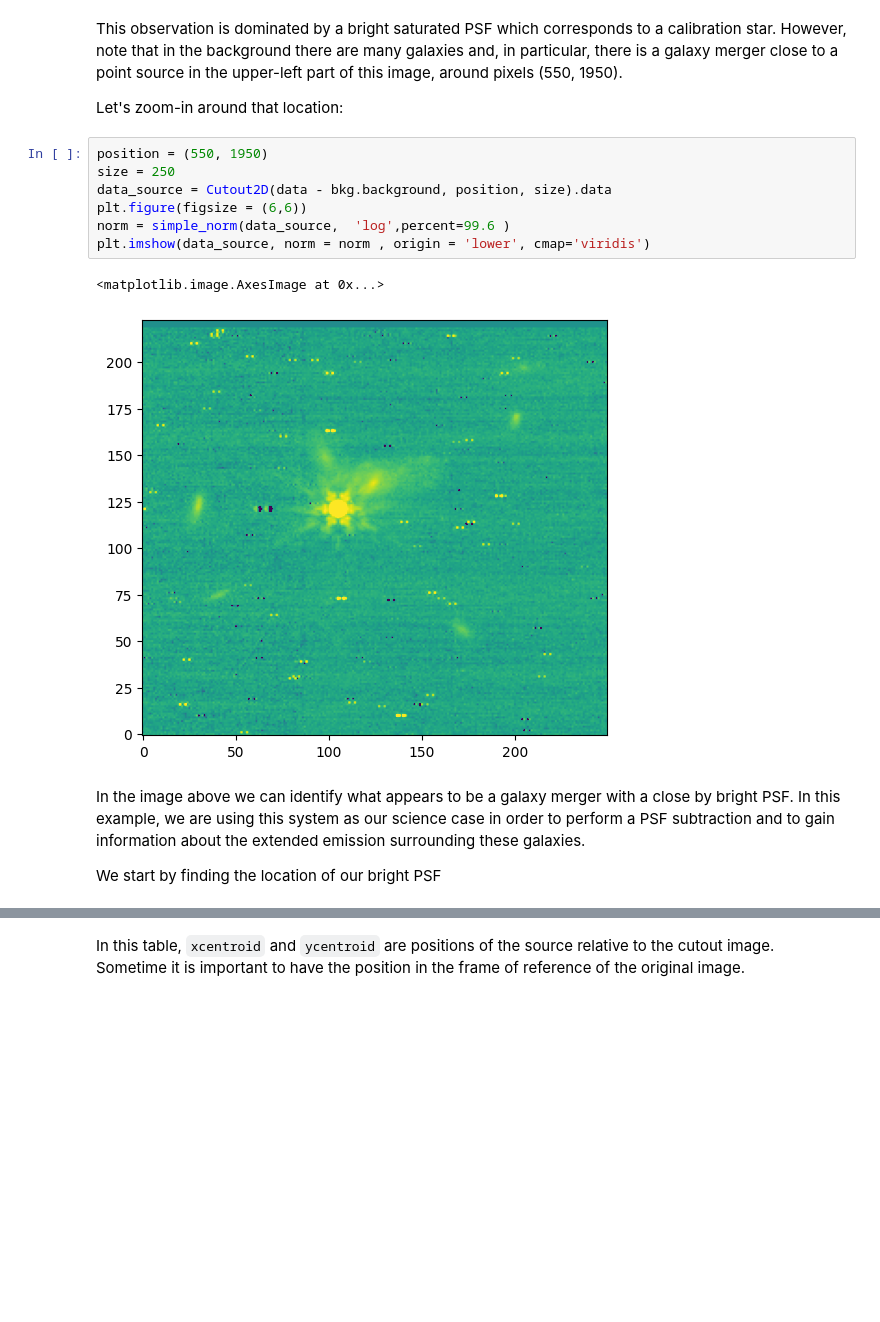
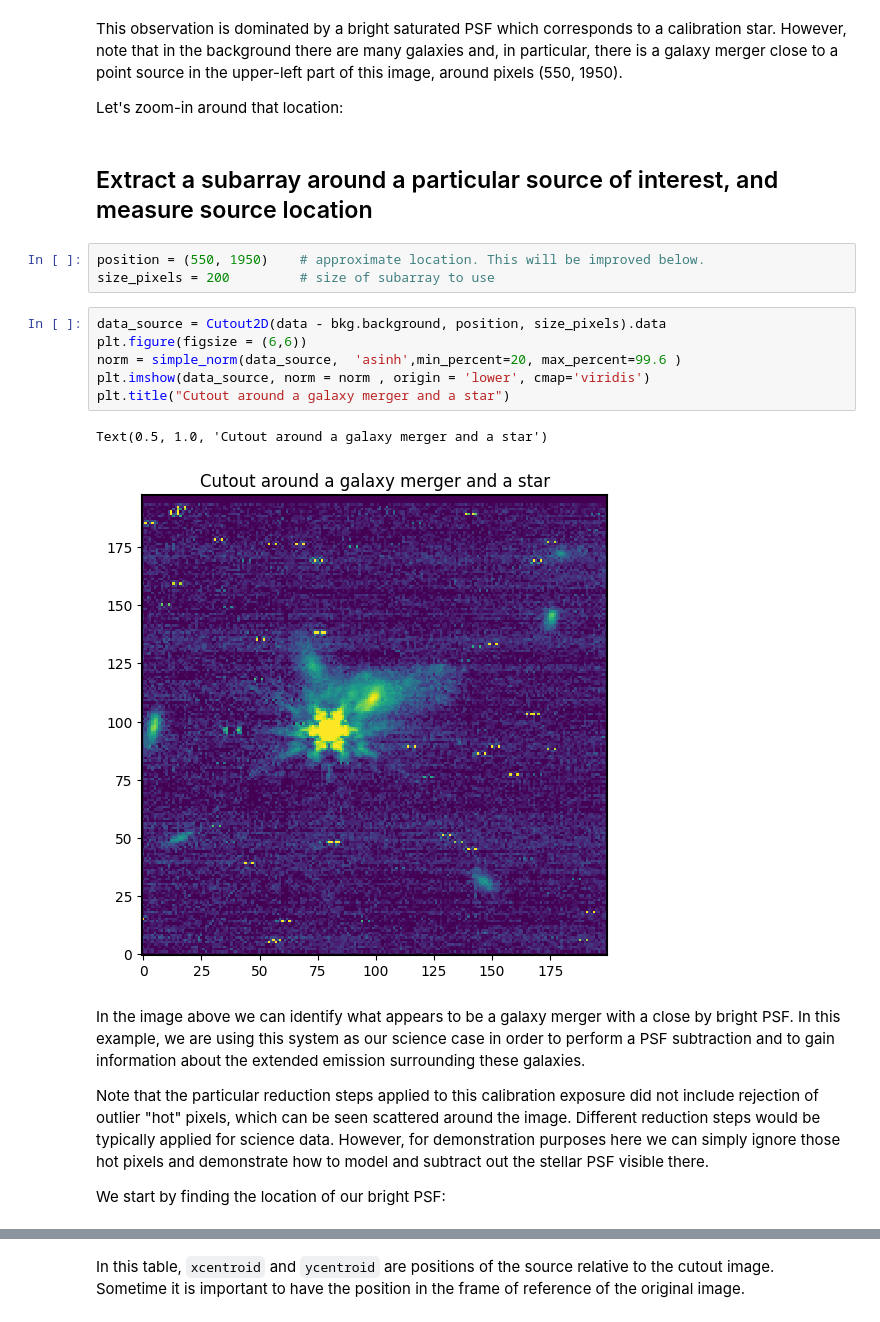
Before and after one commit to spacetelescope/stpsf, a Jupyter notebook: docs/jwst_psf_subtraction.ipynb, the cells around one changed output, grey strips where cells are left out. Saved outputs shown, nothing was run; the diff lists cells and outputs as text; blank space fills up the shorter version.

Commit message:
update jwst_psf_subtraction notebook

```diff
--- a/docs/jwst_psf_subtraction.ipynb
+++ b/docs/jwst_psf_subtraction.ipynb
@@ -88,18 +91,25 @@ This  observation is dominated by a bright saturated PSF which corresponds to a
 
 
 Let's zoom-in around that location:
+# %% [markdown]
+## Extract a subarray around a particular source of interest, and measure source location
+# %%
+position = (550, 1950)    # approximate location. This will be improved below.
+size_pixels = 200         # size of subarray to use
 # %%
-position = (550, 1950)
-size = 250
-data_source = Cutout2D(data - bkg.background, position, size).data
+data_source = Cutout2D(data - bkg.background, position, size_pixels).data
 plt.figure(figsize = (6,6))
-norm = simple_norm(data_source,  'log',percent=99.6 )
+norm = simple_norm(data_source,  'asinh',min_percent=20, max_percent=99.6 )
 plt.imshow(data_source, norm = norm , origin = 'lower', cmap='viridis')
+plt.title("Cutout around a galaxy merger and a star")
 # %% [output]
-<matplotlib.image.AxesImage at 0x...>
+Text(0.5, 1.0, 'Cutout around a galaxy merger and a star')
-[figure, old version]
+[figure, new version]
 # %% [markdown]
 In the image above we can identify what appears to be a galaxy merger with a close by bright PSF. In this example, we are using this system as our science case in order to perform a PSF subtraction and to gain information about the extended emission surrounding these galaxies.
 
-We start by finding the location of our bright PSF
+
+Note that the particular reduction steps applied to this calibration exposure did not include rejection of outlier "hot" pixels, which can be seen scattered around the image. Different reduction steps would be typically applied for science data. However, for demonstration purposes here we can simply ignore those hot pixels and demonstrate how to model and subtract out the stellar PSF visible there.
+
+We start by finding the location of our bright PSF:
 # %%
```
Also changed, not shown: parts of 27 cells of this notebook.
